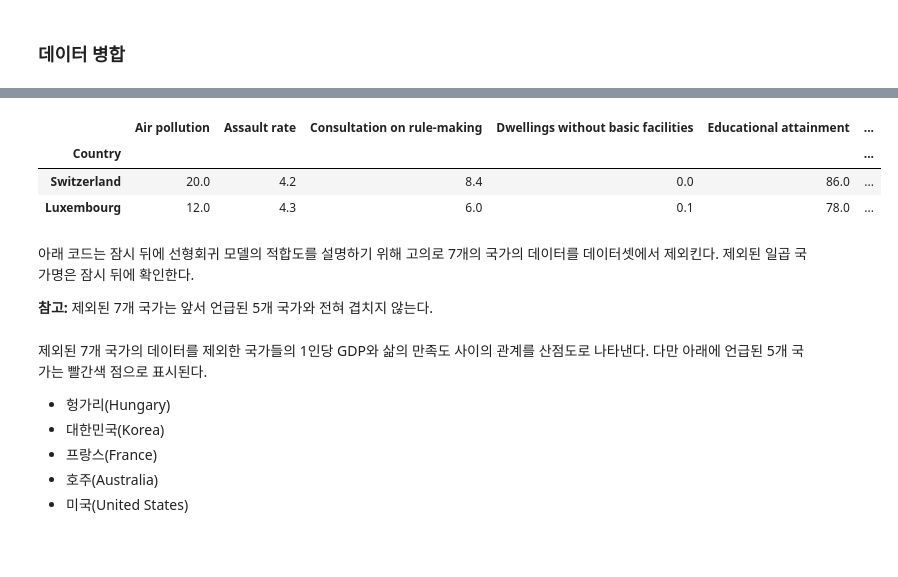
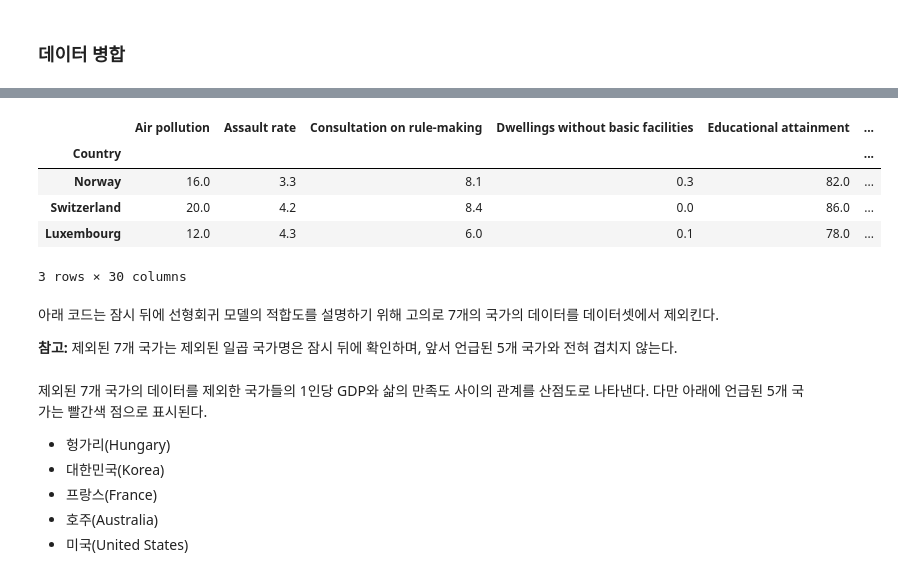
Before and after one commit to codingalzi/handson-ml2, a Jupyter notebook: notebooks/handson-ml-01.ipynb, the cells around one changed output, grey strips where cells are left out. Saved outputs shown, nothing was run; the diff lists cells and outputs as text; code cells hidden in the pictures; blank space fills up the shorter version.

```diff
--- a/notebooks/handson-ml-01.ipynb
+++ b/notebooks/handson-ml-01.ipynb
@@ -194,16 +200,17 @@ full_country_stats.head(2)
 # %%
-full_country_stats.tail(2)
+full_country_stats.tail(3)
 # %% [output]
 |  | Air pollution | Assault rate | Consultation on rule-making | Dwellings without basic facilities | Educational attainment | ... |
 | Country |  |  |  |  |  | ... |
+| Norway | 16.0 | 3.3 | 8.1 | 0.3 | 82.0 | ... |
 | Switzerland | 20.0 | 4.2 | 8.4 | 0.0 | 86.0 | ... |
 | Luxembourg | 12.0 | 4.3 | 6.0 | 0.1 | 78.0 | ... |
+3 rows × 30 columns
 # %% [markdown]
 아래 코드는 잠시 뒤에 선형회귀 모델의 적합도를 설명하기 위해
 고의로 7개의 국가의 데이터를 데이터셋에서 제외킨다.
-제외된 일곱 국가명은 잠시 뒤에 확인한다.
 
-__참고:__ 제외된 7개 국가는 앞서 언급된 5개 국가와 전혀 겹치지 않는다.
+__참고:__ 제외된 7개 국가는 제외된 일곱 국가명은 잠시 뒤에 확인하며, 앞서 언급된 5개 국가와 전혀 겹치지 않는다.
 # %%
 # 7개 국가의 행 인덱스를 전체 인덱스 집합에서 제거
 remove_indices = [0, 1, 6, 8, 33, 34, 35]
```
Also changed, not shown: parts of 39 cells of this notebook, 2 other files.
